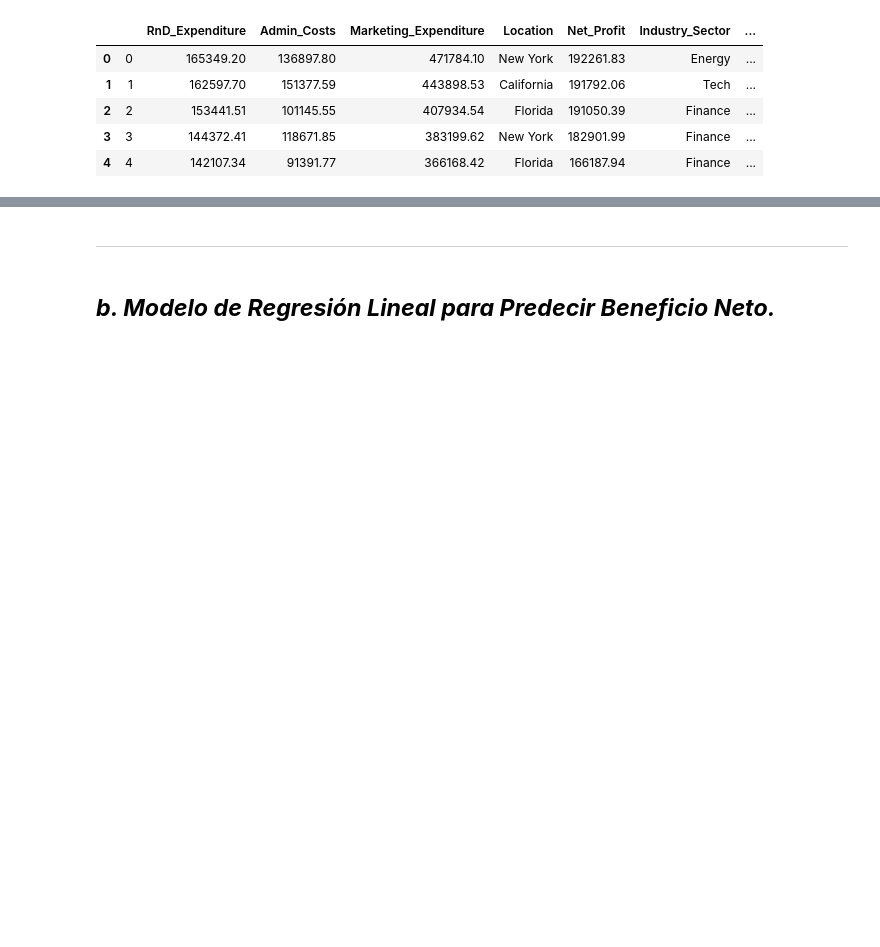
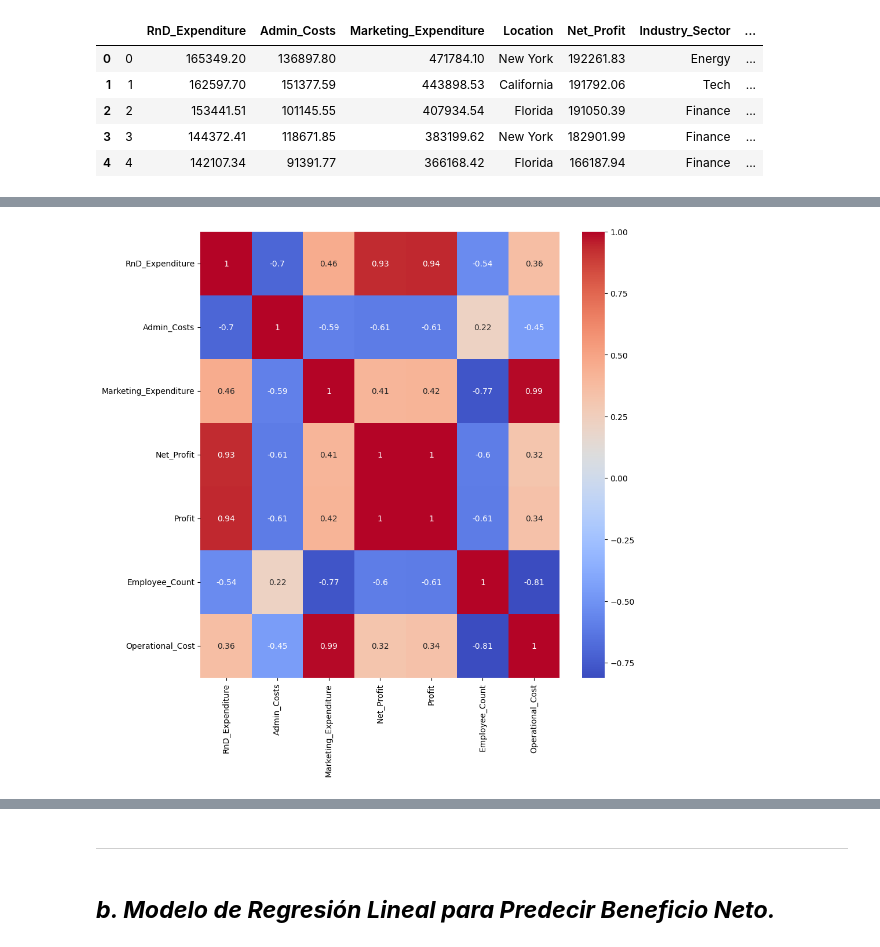
Before and after one commit to lnastri25/POO_UCEMA, a Jupyter notebook: trabajos_practicos/tp_datos/3-startups/startups.ipynb, the cells around one changed output, grey strips where cells are left out. Saved outputs shown, nothing was run; the diff lists cells and outputs as text; code cells hidden in the pictures; blank space fills up the shorter version.

```diff
--- a/trabajos_practicos/tp_datos/3-startups/startups.ipynb
+++ b/trabajos_practicos/tp_datos/3-startups/startups.ipynb
@@ -192,3 +214,8 @@ sns.heatmap(
+# %%
+from funciones.machine_learning import crear_heatmap_correlacion
+crear_heatmap_correlacion(df_variables_numericas_correlacion)
+# %% [output]
+[figure, added]
 # %% [markdown]
 ## ***Correlaciones fuertes:***
 (Las siguientes correlaciones indican que ambas variables están muy relacionadas entre sí y probablemente se pueden utilizar indistintamente en un modelo predictivo)
```
Also changed, not shown: parts of 15 cells of this notebook.
